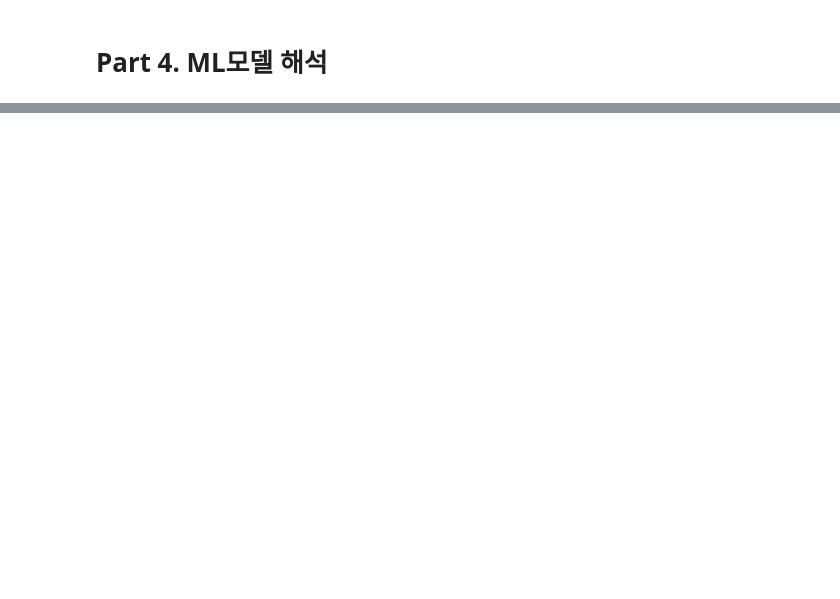
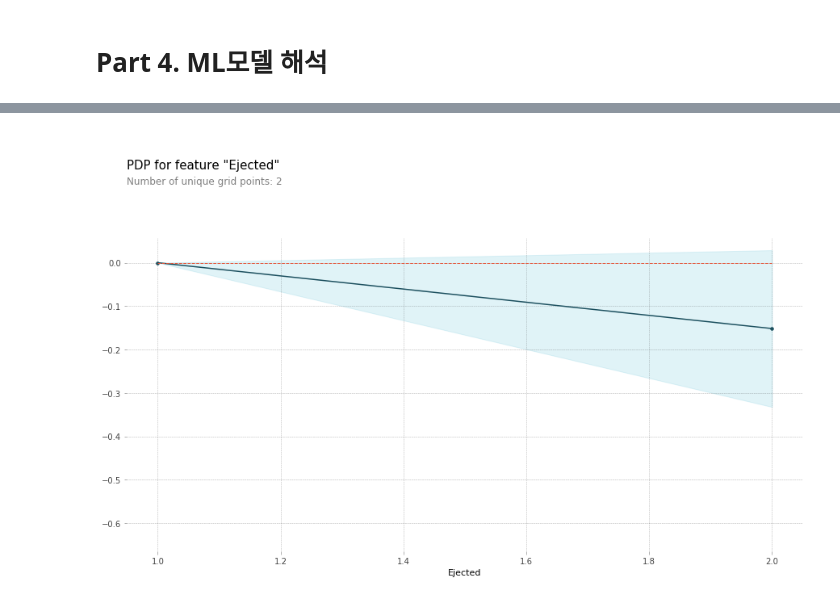
Before and after one commit to donghwi2022/ds-section2-project, a Jupyter notebook: section2_project.ipynb, the cells around one changed output, grey strips where cells are left out. Cells and saved outputs as stored; diff of their text form; code cells hidden in the pictures; blank space fills up the shorter version.

```diff
--- a/section2_project.ipynb
+++ b/section2_project.ipynb
@@ -433,0 +474,3 @@ Text(0.5, 1.0, 'Confusion Matrix (n = 332)')
+# %%
+# Part 4-1에서 특성을 드랍하고 학습을 진행했기 때문에 다시 원래 데이터로 학습 진행
+model_best.fit(X_train_encoded, y_train)
@@ -433,0 +498,22 @@ Text(0.5, 1.0, 'Confusion Matrix (n = 332)')
+# %%
+# PDP를 그려주는 함수 작성
+def draw_pdp(feature, remove_nan = False) :
+    target_feature = feature
+    dataset = X_test_encoded
+
+    # 결측치를 제거여부
+    if remove_nan == True :
+        dataset = X_test_encoded.dropna()
+    isolated = pdp_isolate(
+        model = model_best,
+        dataset = dataset,
+        model_features = X_test.columns,
+        feature = target_feature,
+        grid_type="percentile"
+        )
+
+    pdp_plot(isolated, feature_name = target_feature)
+# %%
+draw_pdp('Ejected')
+# %% [output]
+[figure, added]
```
Also changed, not shown: parts of 18 cells of this notebook.
